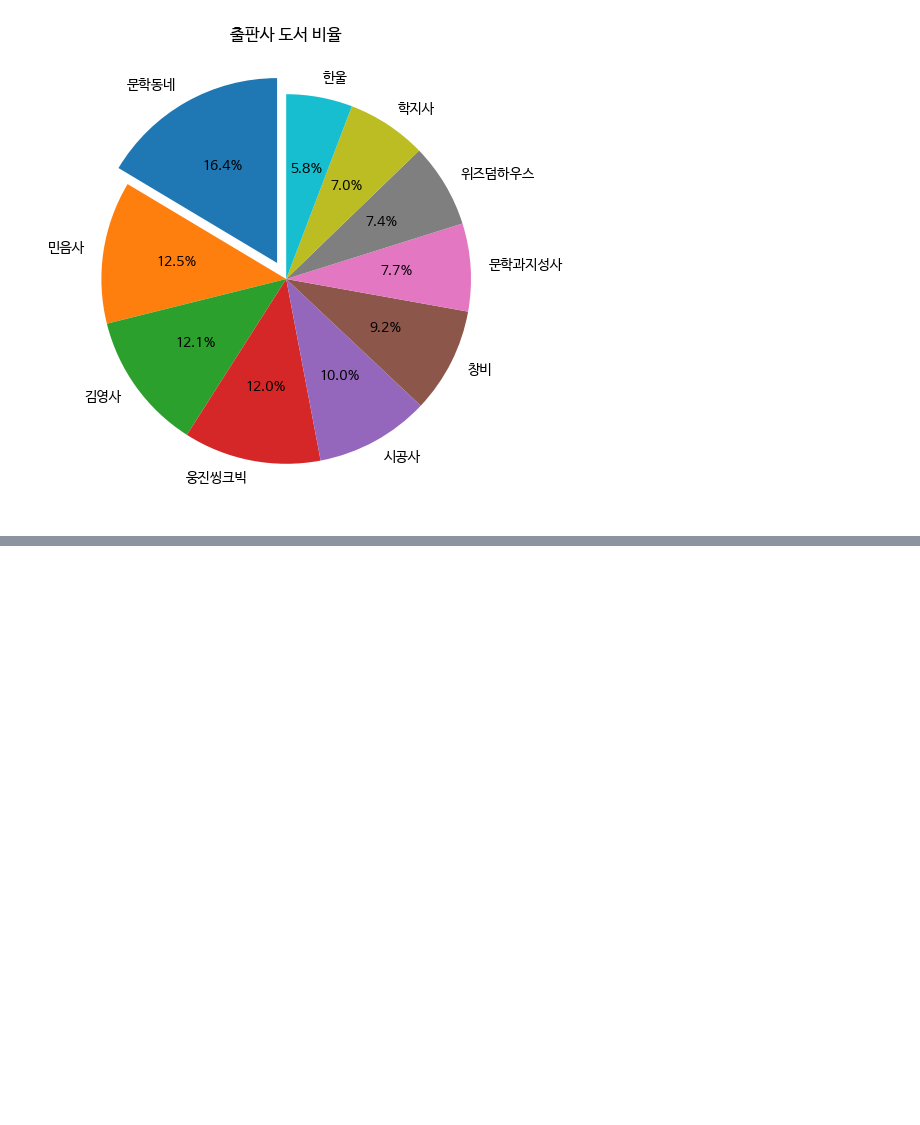
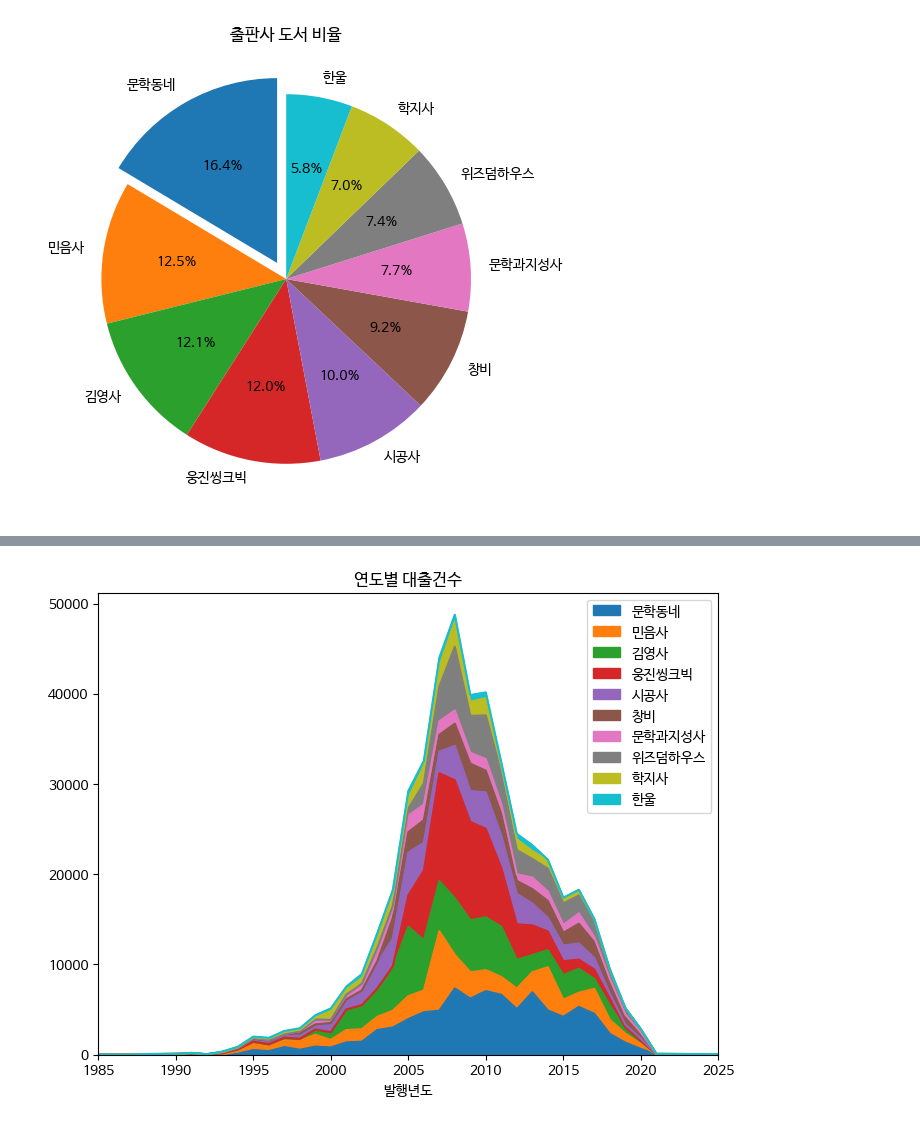
Before and after one commit to Dec32th/PythonStudying, a Jupyter notebook: DataAnalysis/PythonTest_lib_20240125.ipynb, the cells around one changed output, grey strips where cells are left out. Cells and saved outputs as stored; diff of their text form; code cells hidden in the pictures; blank space fills up the shorter version.

```diff
--- a/DataAnalysis/PythonTest_lib_20240125.ipynb
+++ b/DataAnalysis/PythonTest_lib_20240125.ipynb
@@ -239,0 +264,3 @@ fig.colorbar(sc, ax = axes[0,0])
+# %%
+ns_book11 = ns_book9.pivot_table(index = '발행년도', columns = '출판사', values = '대출건수')
+ns_book11.loc[2000:2005]
@@ -239,0 +277,7 @@ fig.colorbar(sc, ax = axes[0,0])
+# %%
+fig, ax = plt.subplots(figsize = (8,6))
+ns_book11[top10_pubs].plot.area(ax = ax, title = '연도별 대출건수', xlim = (1985,2025))
+ax.legend()
+fig.show()
+# %% [output]
+[figure, added]
```
Also changed, not shown: parts of 4 cells of this notebook.
